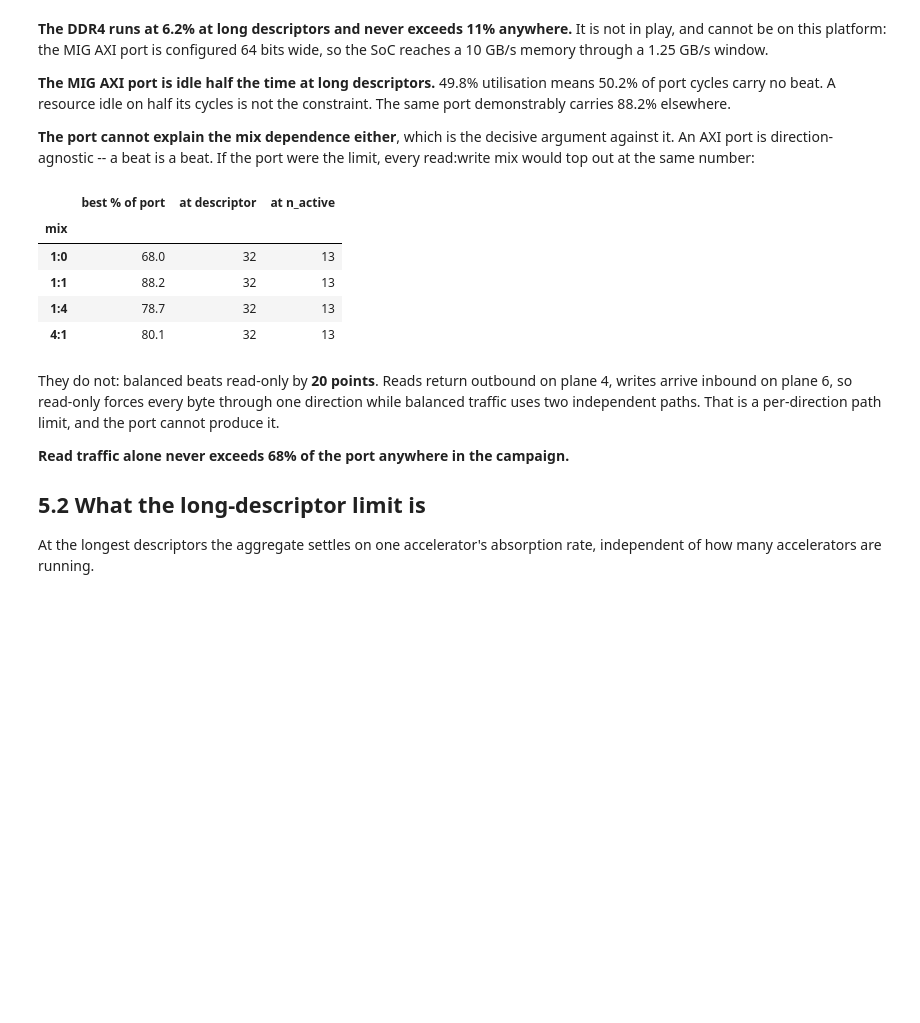
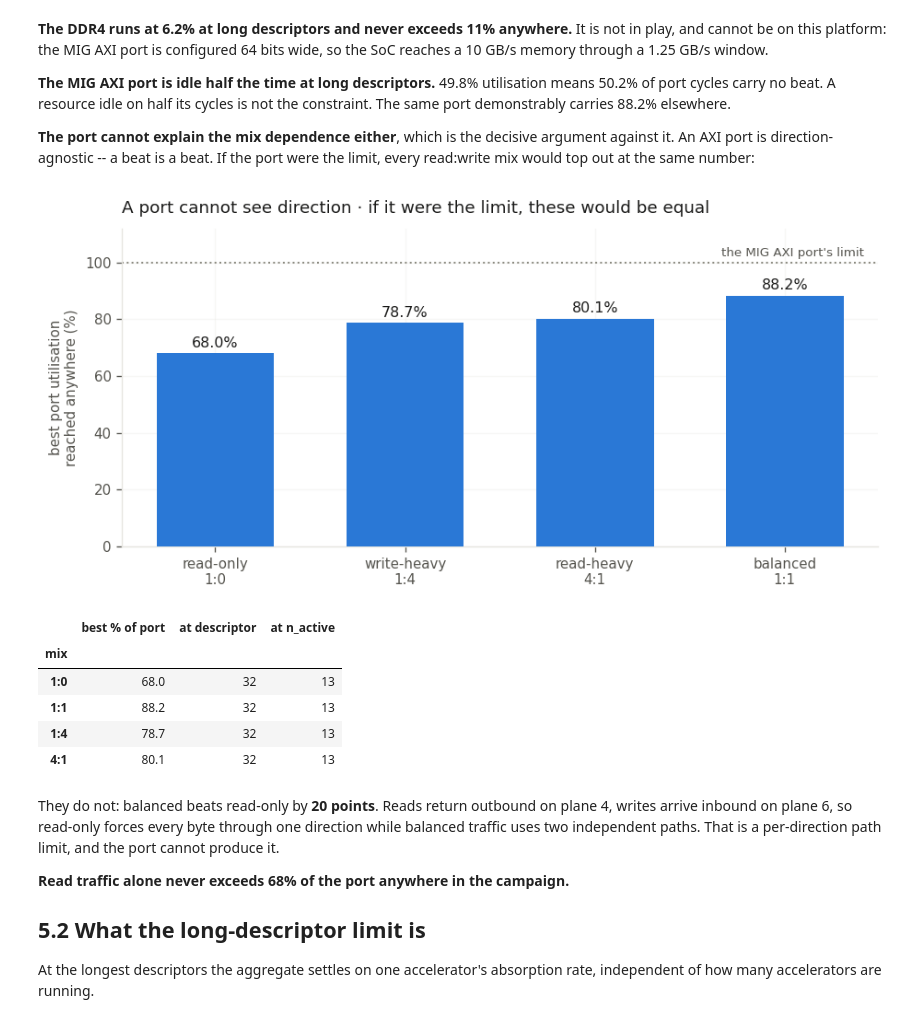
Before and after one commit to eugeniomuscinelli/esp-mem-characterization, a Jupyter notebook: characterization_report_4x4.ipynb, the cells around one changed output. Cells and saved outputs as stored; diff of their text form; code cells hidden in the pictures; blank space fills up the shorter version.

```diff
--- a/characterization_report_4x4.ipynb
+++ b/characterization_report_4x4.ipynb
@@ -455,14 +457,16 @@ The same port demonstrably carries 88.2% elsewhere.
 it. An AXI port is direction-agnostic -- a beat is a beat. If the port were the limit, every
 read:write mix would top out at the same number:
 # %%
+fig = cl.plot_peak_by_mix(arms); plt.show()
 rows = []
 for (rd, wr), s in g.groupby(["rd", "wr"]):
     b = s.loc[s.tot_beats_per_cyc.idxmax()]
     rows.append({"mix": f"{int(rd)}:{int(wr)}",
                  "best % of port": round(100 * b.tot_beats_per_cyc, 1),
                  "at descriptor": int(b.burst), "at n_active": int(b.n_active)})
-pd.DataFrame(rows).set_index("mix")
+display(pd.DataFrame(rows).set_index("mix"))
 # %% [output]
+[figure, added]
 |  | best % of port | at descriptor | at n_active |
 | mix |  |  |  |
 | 1:0 | 68.0 | 32 | 13 |
```
Also changed, not shown: parts of 8 cells of this notebook, 1 other file.
